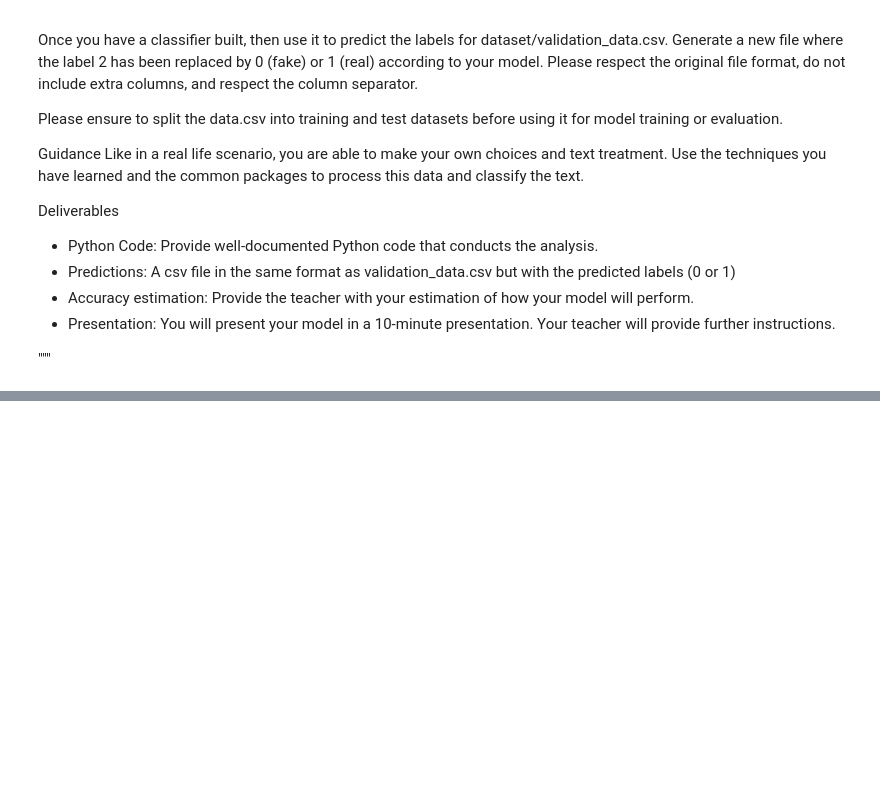
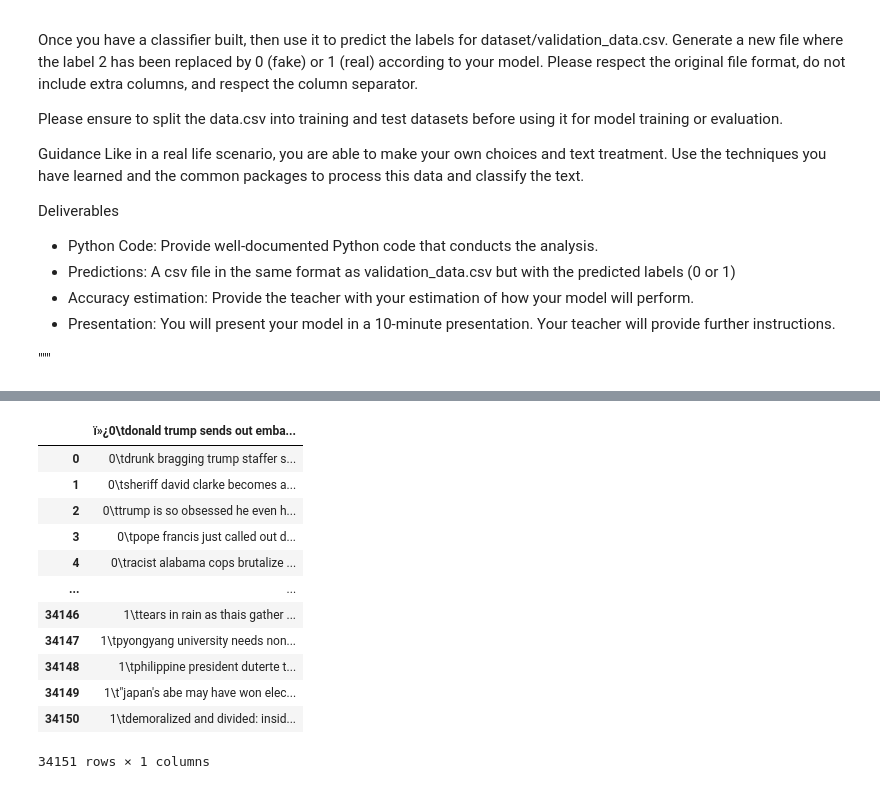
Before and after one commit to adriari4/project-nlp-challenge, a Jupyter notebook: project-nlp-challenge.ipynb, the cells around one changed output, grey strips where cells are left out. Saved outputs shown, nothing was run; the diff lists cells and outputs as text; code cells hidden in the pictures; blank space fills up the shorter version.

```diff
--- a/project-nlp-challenge.ipynb
+++ b/project-nlp-challenge.ipynb
@@ -61,0 +78,26 @@ dtype: int64
+# %%
+## Read Data for the Fraudulent Email Kaggle Challenge
+data_train = pd.read_csv("/content/training_data_lowercase.csv",encoding='latin-1')
+
+# Reduce the training set to speed up development.
+# Modify for final system
+#data = data.head(1000)
+#print(data.shape)
+#data.fillna("",inplace=True)
+# %%
+# 2.1. ANALYZE DATA
+data_train
+# %% [output]
+|  | ï»¿0\tdonald trump sends out emba... |
+| 0 | 0\tdrunk bragging trump staffer s... |
+| 1 | 0\tsheriff david clarke becomes a... |
+| 2 | 0\ttrump is so obsessed he even h... |
+| 3 | 0\tpope francis just called out d... |
+| 4 | 0\tracist alabama cops brutalize ... |
+| ... | ... |
+| 34146 | 1\ttears in rain as thais gather ... |
+| 34147 | 1\tpyongyang university needs non... |
+| 34148 | 1\tphilippine president duterte t... |
+| 34149 | 1\t"japan's abe may have won elec... |
+| 34150 | 1\tdemoralized and divided: insid... |
+34151 rows × 1 columns
```
Also changed, not shown: parts of 36 cells of this notebook.
